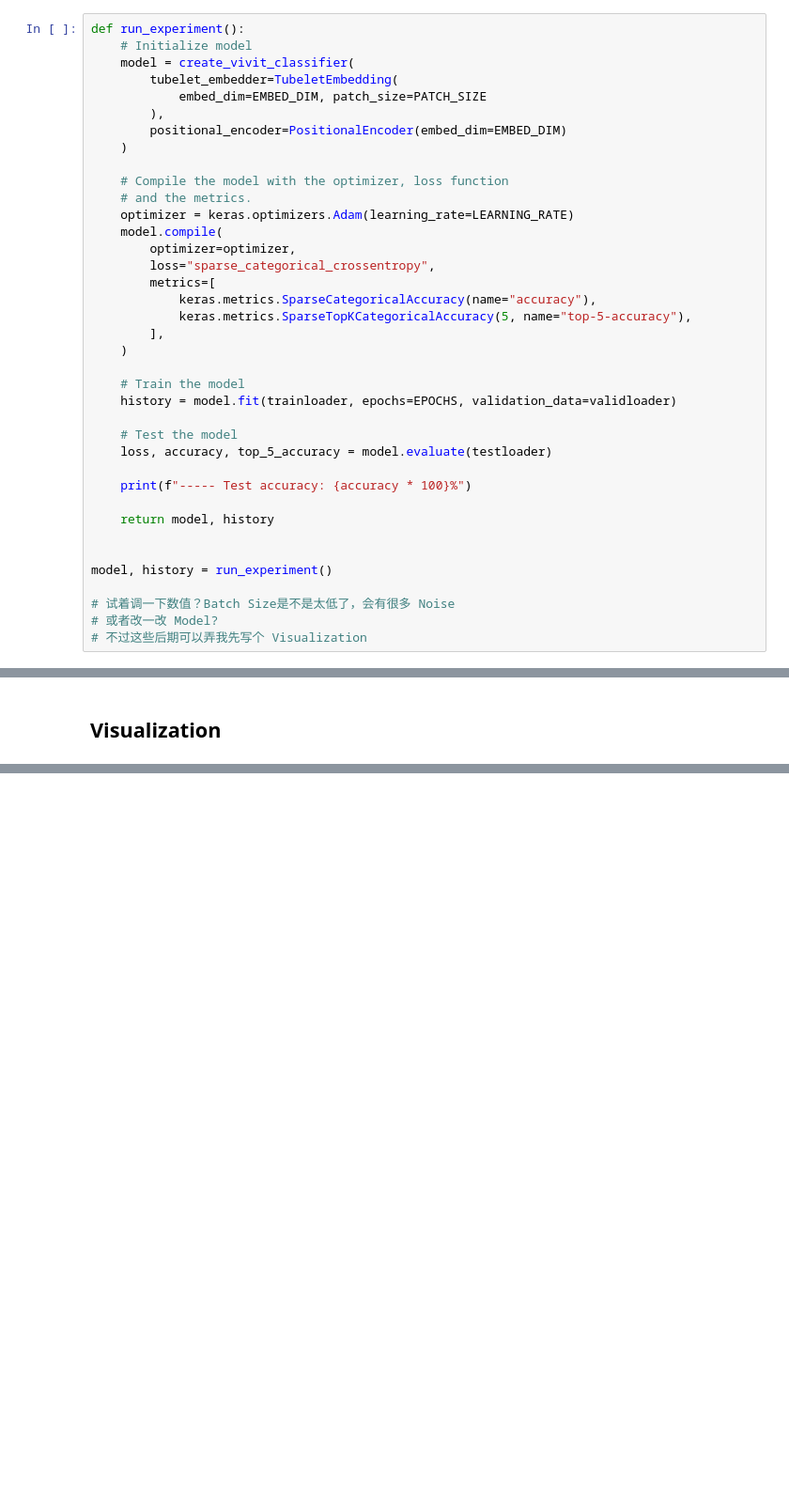
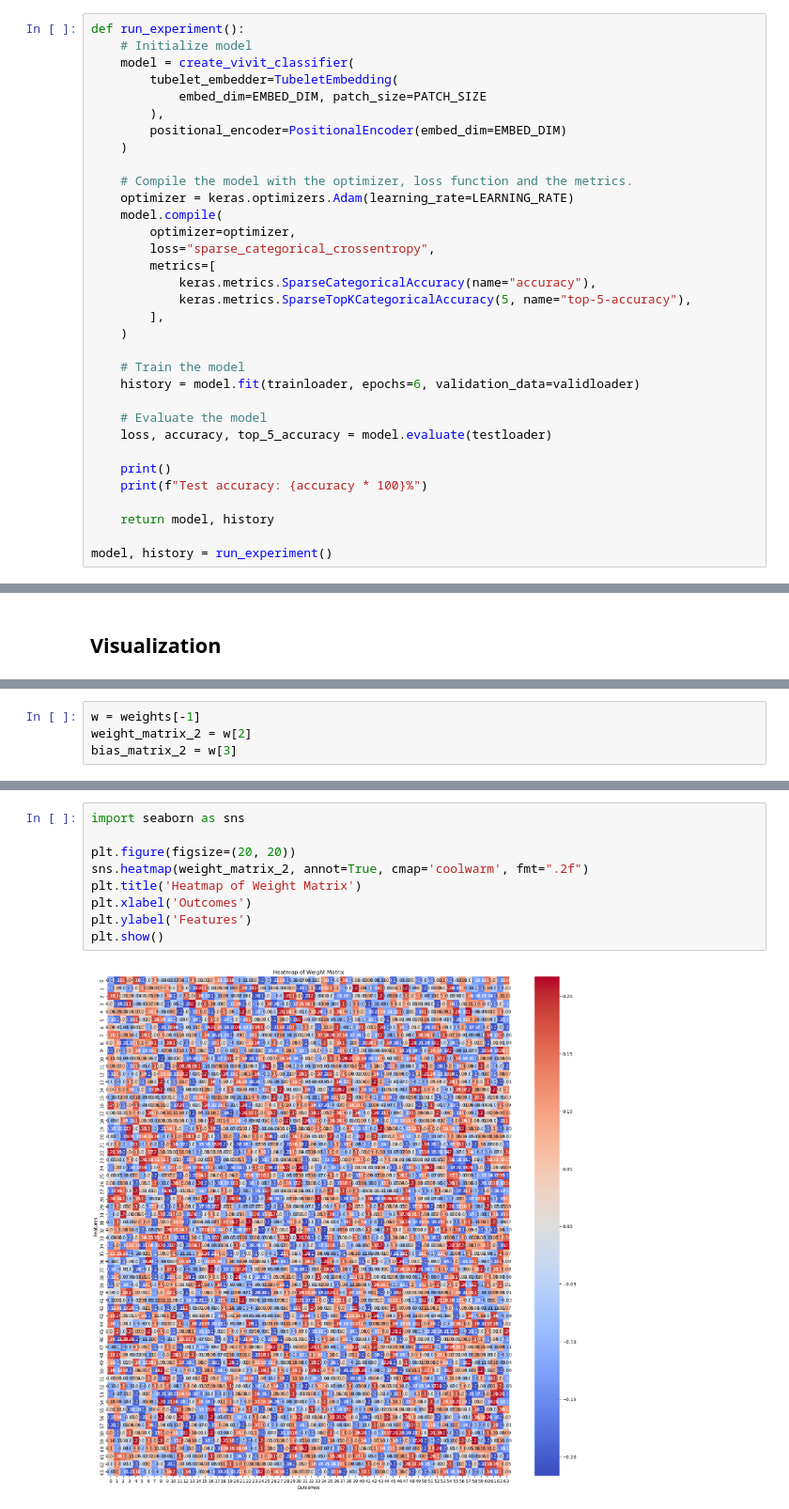
Before and after one commit to ANNIZHENG/Interactive_Weight_Analytics_Interface, a Jupyter notebook: VideoVisionTransformer.ipynb, the cells around one changed output, grey strips where cells are left out. Shown at 94% size. Cells and saved outputs as stored; diff of their text form; blank space fills up the shorter version.

```diff
--- a/VideoVisionTransformer.ipynb
+++ b/VideoVisionTransformer.ipynb
@@ -349,8 +329,7 @@ def run_experiment():
         positional_encoder=PositionalEncoder(embed_dim=EMBED_DIM)
     )
 
-    # Compile the model with the optimizer, loss function
-    # and the metrics.
+    # Compile the model with the optimizer, loss function and the metrics.
     optimizer = keras.optimizers.Adam(learning_rate=LEARNING_RATE)
     model.compile(
         optimizer=optimizer,
@@ -362,19 +341,15 @@ def run_experiment():
     )
 
     # Train the model
-    history = model.fit(trainloader, epochs=EPOCHS, validation_data=validloader)
+    history = model.fit(trainloader, epochs=6, validation_data=validloader)
 
-    # Test the model
+    # Evaluate the model
     loss, accuracy, top_5_accuracy = model.evaluate(testloader)
 
-    print(f"----- Test accuracy: {accuracy * 100}%")
+    print()
+    print(f"Test accuracy: {accuracy * 100}%")
 
     return model, history
 
-
 model, history = run_experiment()
-
-# 试着调一下数值？Batch Size是不是太低了，会有很多 Noise
-# 或者改一改 Model?
-# 不过这些后期可以弄我先写个 Visualization
 # %% [output]
@@ -509,0 +456,4 @@ attention_matrix = attention_scores_list[layer_idx][:, head_idx, :, :]
+# %%
+w = weights[-1]
+weight_matrix_2 = w[2]
+bias_matrix_2 = w[3]
@@ -509,0 +480,11 @@ attention_matrix = attention_scores_list[layer_idx][:, head_idx, :, :]
+# %%
+import seaborn as sns
+
+plt.figure(figsize=(20, 20))
+sns.heatmap(weight_matrix_2, annot=True, cmap='coolwarm', fmt=".2f")
+plt.title('Heatmap of Weight Matrix')
+plt.xlabel('Outcomes')
+plt.ylabel('Features')
+plt.show()
+# %% [output]
+[figure, added]
```
Also changed, not shown: parts of 32 cells of this notebook.
